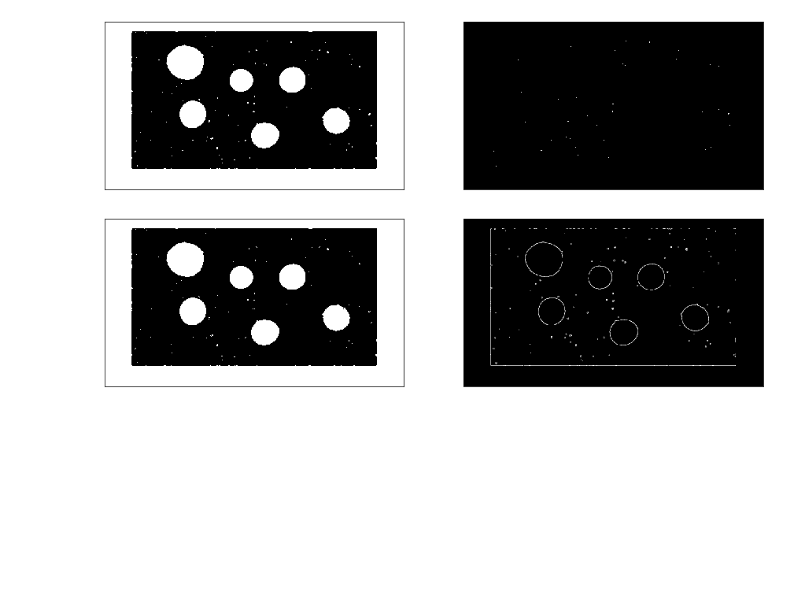
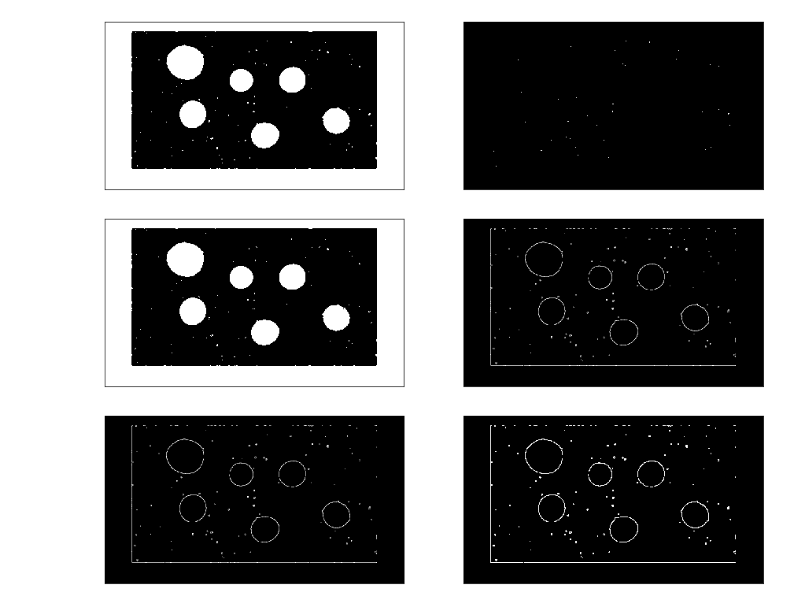
Before and after one commit to achiaver/computer_vision, a Jupyter notebook: trabalho_05/notebooks/trabalho_05.ipynb, the cells around one changed output. Saved outputs shown, nothing was run; the diff lists cells and outputs as text; code cells hidden in the pictures; blank space fills up the shorter version.

Commit message:
to improve the transformation plot

```diff
--- a/trabalho_05/notebooks/trabalho_05.ipynb
+++ b/trabalho_05/notebooks/trabalho_05.ipynb
@@ -55,6 +72,6 @@ fig = plota([entrada_bin, saida_bin], 2)
 # %% [output]
 [figure]
 # %%
-entrada_bin_med = cv.medianBlur(entrada_bin, 5)
-saida_bin_med = cv.medianBlur(saida_bin, 5)
+entrada_thres_med = cv.medianBlur(entrada_thres, 5)
+saida_thres_med = cv.medianBlur(saida_thres, 5)
 # %%
@@ -66,3 +81,5 @@ diff_bin_med = entrada_bin_med - saida_bin_med
+# %%
+diff_thres_med = entrada_thres_med - saida_thres_med
 # %%
-diff_sob = sobel(diff_bin_med)
+diff_sob = sobel(diff_thres_med)
 # %%
@@ -70,2 +87,8 @@ fig = plota([diff_bin_med, diff_sob], 2)
 # %% [output]
 [figure]
+# %%
+diff_sob_bin = img2binary(np.copy(diff_sob))
+# %%
+fig = plota([diff_sob, diff_sob_bin])
+# %% [output]
+[figure, added]
```
Also changed, not shown: parts of 15 cells of this notebook.
